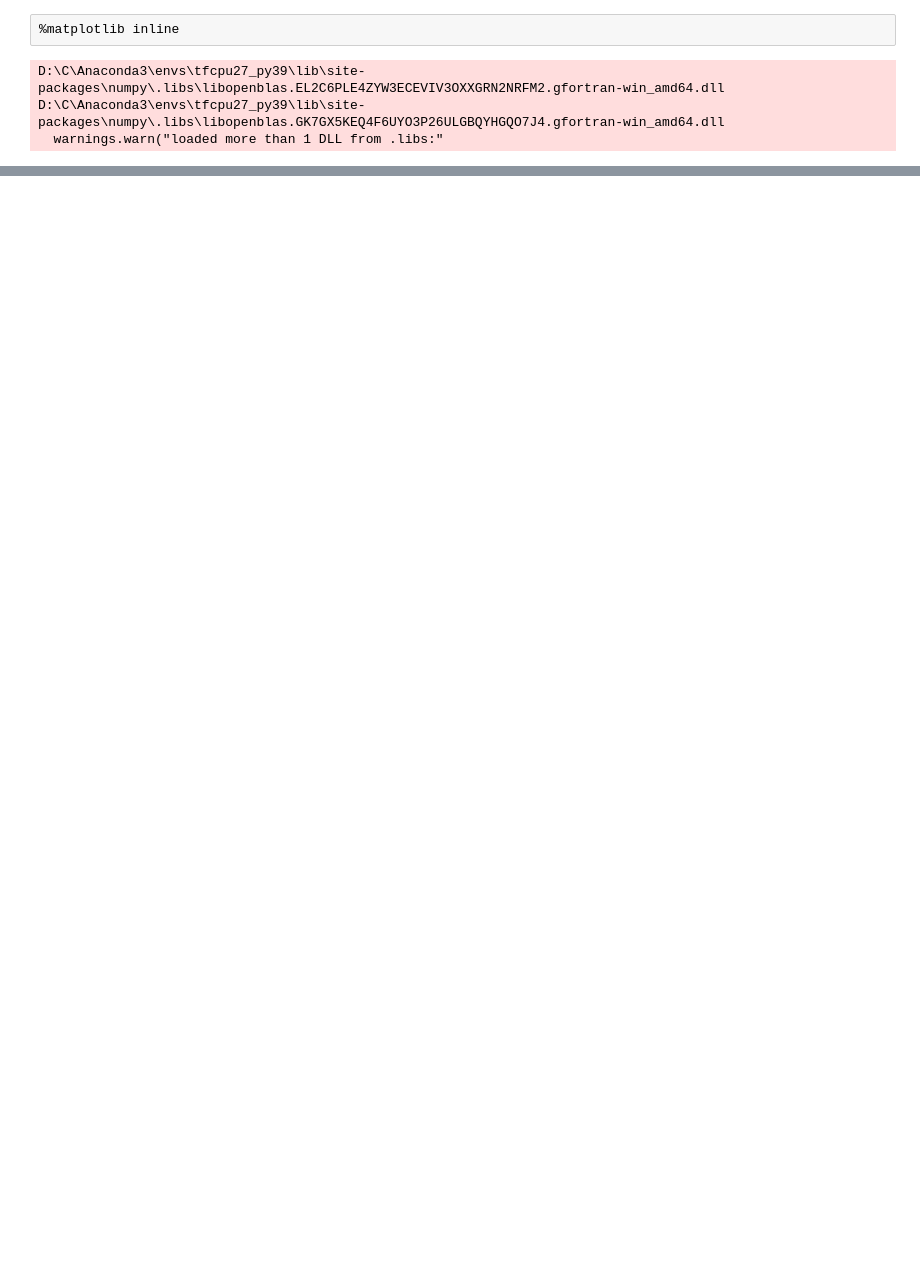
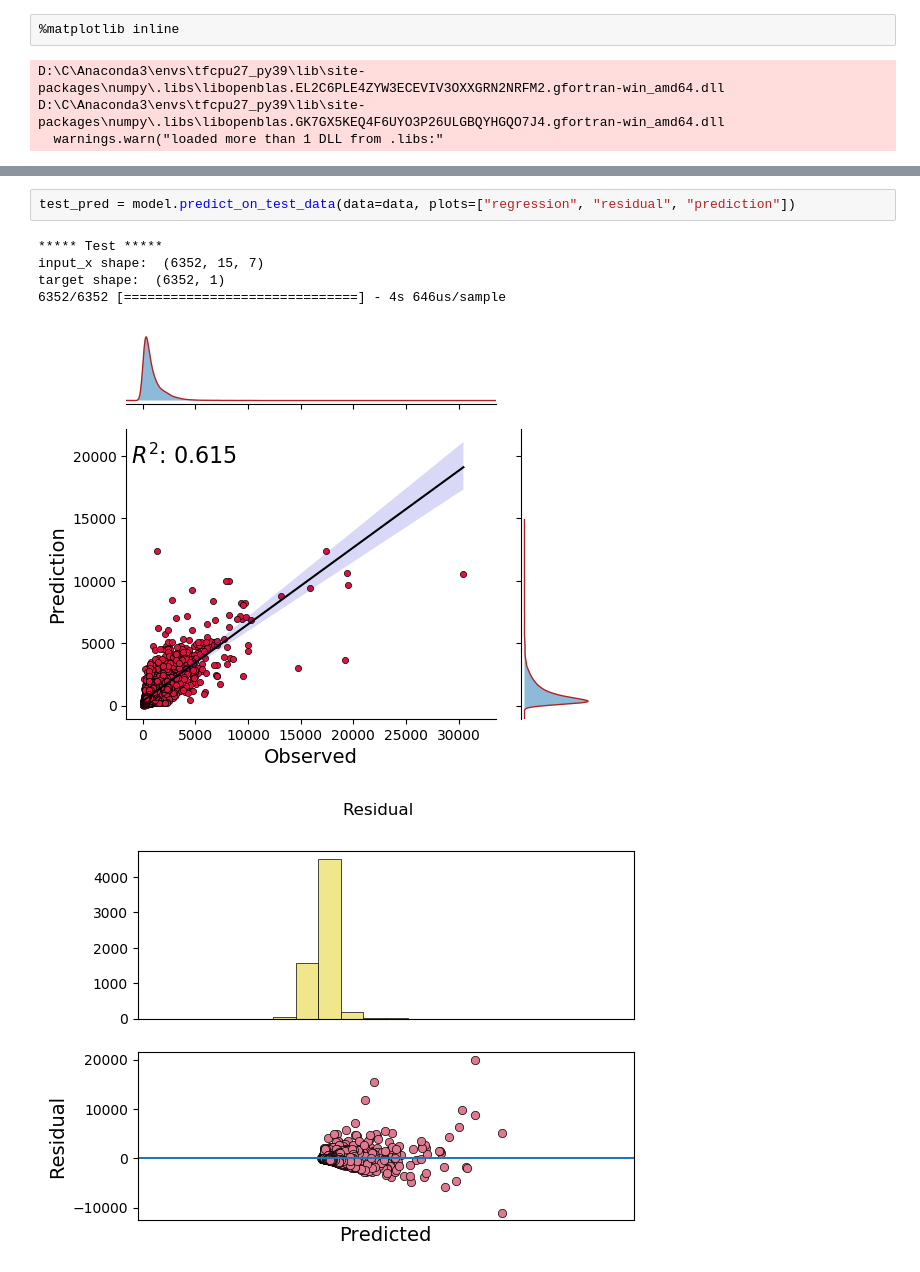
Before and after one commit to AtrCheema/ai4water_examples, a Jupyter notebook: docs/source/_notebooks/model/tft.ipynb, the cells around one changed output, grey strips where cells are left out. Saved outputs shown, nothing was run; the diff lists cells and outputs as text; blank space fills up the shorter version.

```diff
--- a/docs/source/_notebooks/model/tft.ipynb
+++ b/docs/source/_notebooks/model/tft.ipynb
@@ -61,0 +181,9 @@ Value based partial slicing on non-monotonic DatetimeIndexes with non-existing k
+# %%
+test_pred = model.predict_on_test_data(data=data, plots=["regression", "residual", "prediction"])
+# %% [output]
+***** Test *****
+input_x shape:  (6352, 15, 7)
+target shape:  (6352, 1)
+6352/6352 [==============================] - 4s 646us/sample
+[figure, added]
+[figure, added]
```
Also changed, not shown: parts of 34 cells of this notebook, 3 other files.
